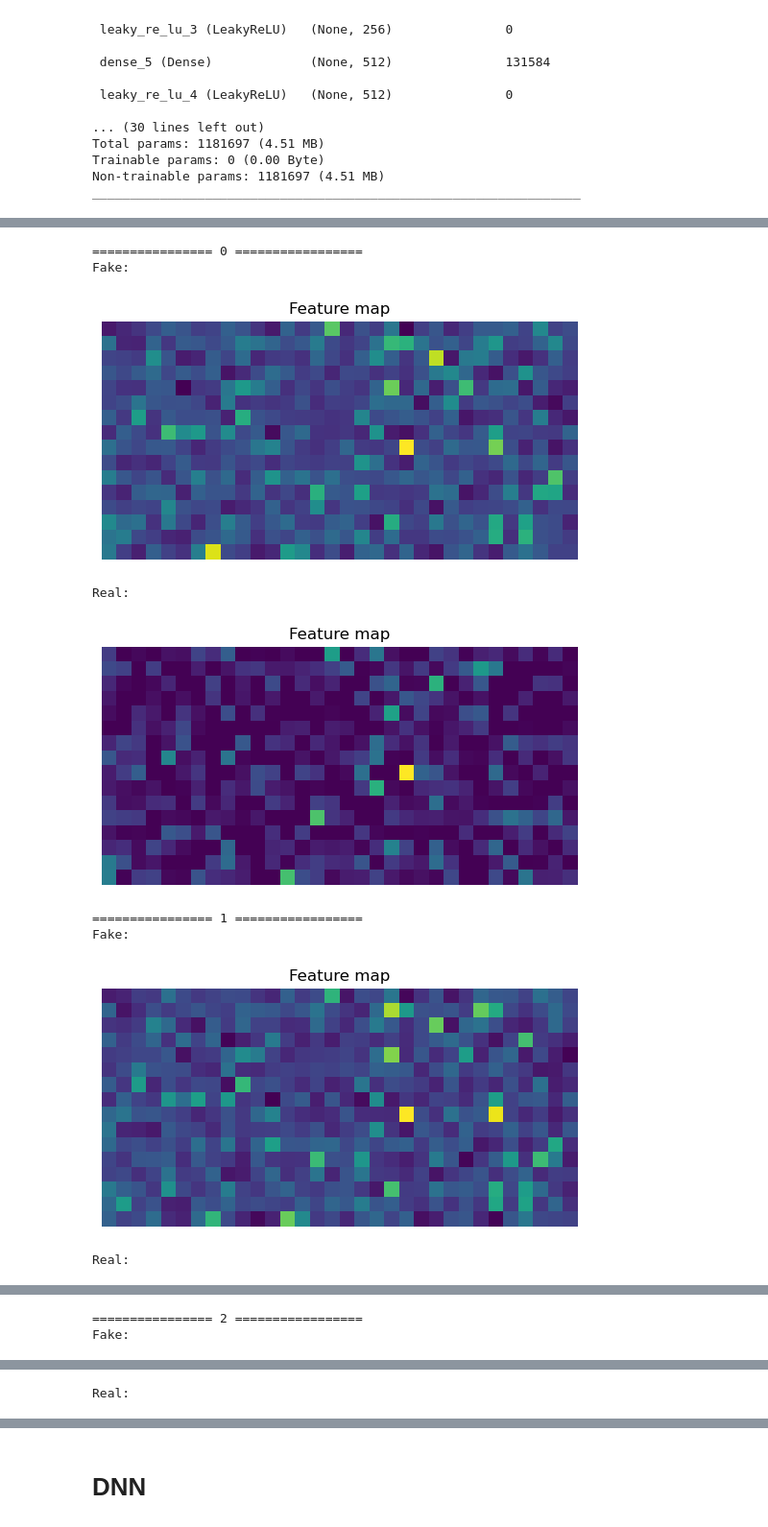
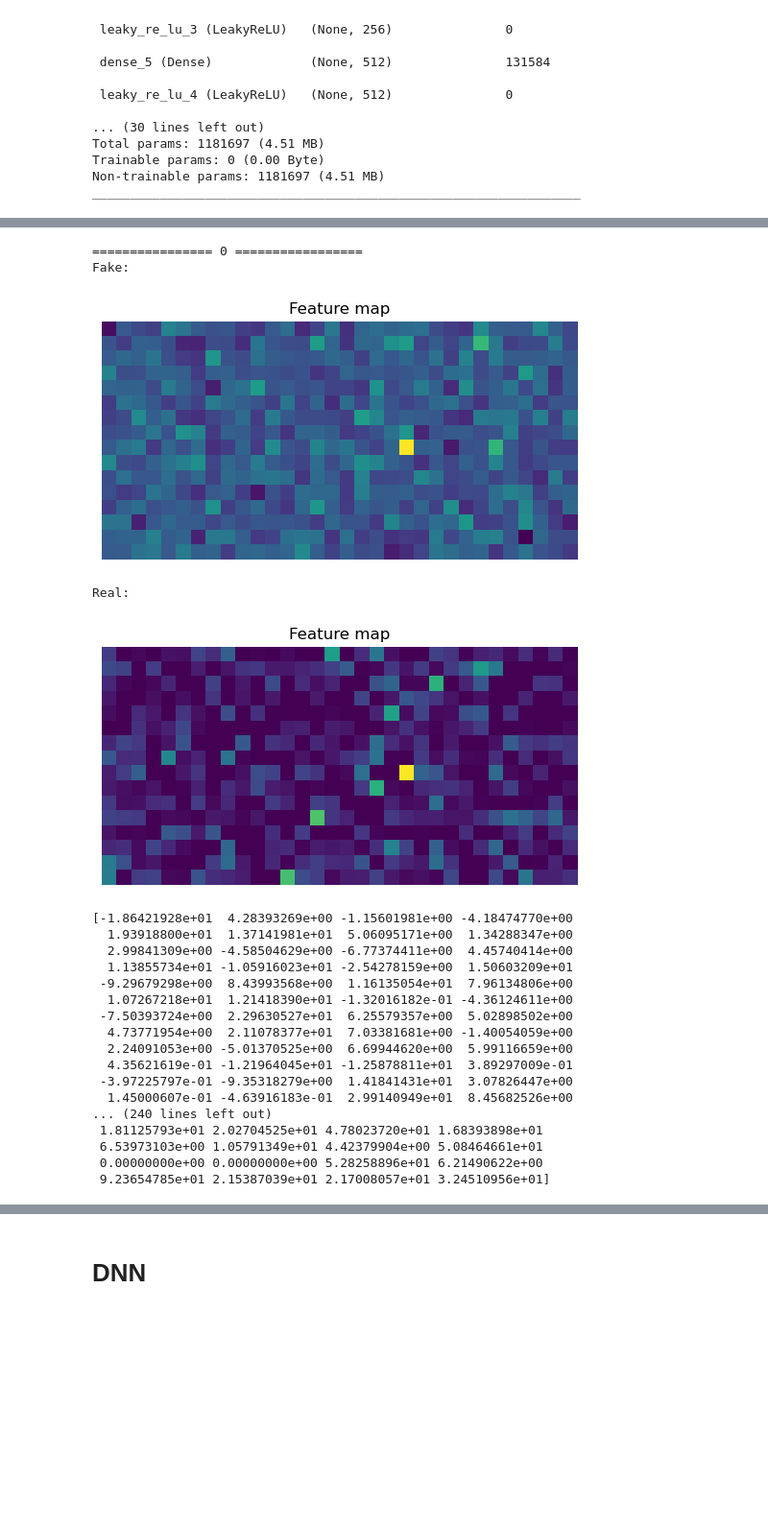
Before and after one commit to UPI05/Phishing_Detection_VisualPhish, a Jupyter notebook: DNN_with_GAN_And_FL_SameDataRatio_without_TFF.ipynb, the cells around one changed output, grey strips where cells are left out. Shown: that part at 96% size. Saved outputs shown, nothing was run; the diff lists cells and outputs as text; code cells hidden in the pictures; blank space fills up the shorter version.

```diff
--- a/DNN_with_GAN_And_FL_SameDataRatio_without_TFF.ipynb
+++ b/DNN_with_GAN_And_FL_SameDataRatio_without_TFF.ipynb
@@ -137,14 +196,14 @@ def train_gan(gan, generator, discriminator, dataset, z_dim, epochs=100):
 
         print(f"Epoch: {epoch + 1}, D Loss: {d_loss[0]}, G Loss: {g_loss}")
 
+
 # Chia dataset thành các batch
 dataset = [phishing_data[i:i + batch_size] for i in range(0, len(phishing_data), batch_size)]
 if len(dataset[-1]) != batch_size:
     dataset.pop()  # Xóa batch cuối nếu kích thước không phù hợp
 
-# Khởi tạo và huấn luyện mô hình GAN
-#train_gan(gan, generator, discriminator, dataset, z_dim, 1000)
 
+"""
 # Tái tạo kiến trúc mô hình
 generator = build_generator(z_dim)
 discriminator = build_discriminator()
@@ -154,8 +213,9 @@ generator.load_weights('generator_weights_gan.h5')
 discriminator.load_weights('discriminator_weights_gan.h5')
 """
 
+
+# Khởi tạo và huấn luyện mô hình GAN
+train_gan(gan, generator, discriminator, dataset, z_dim, 2000)
 generator.save_weights('generator_weights_gan.h5')
 discriminator.save_weights('discriminator_weights_gan.h5')
-
-"""
 # %% [output]
@@ -178,19 +254,34 @@ def showFeature(features):
 # %%
 z = np.random.normal(0, 1, (10, z_dim))
 fake_images = generator.predict(z, verbose=0)
-for i in range(10):
+for i in range(1):
   print("================", i, "=================")
   print("Fake:")
   showFeature(fake_images[i])
   print("Real:")
   showFeature(dataset[0][i])
+  print(fake_images[i])
+  print(dataset[0][i])
 # %% [output]
 ================ 0 =================
 Fake:
-[figure, old version]
+[figure, new version]
 Real:
 [figure]
-================ 1 =================
-Fake:
+[-1.86421928e+01  4.28393269e+00 -1.15601981e+00 -4.18474770e+00
+  1.93918800e+01  1.37141981e+01  5.06095171e+00  1.34288347e+00
+  2.99841309e+00 -4.58504629e+00 -6.77374411e+00  4.45740414e+00
+  1.13855734e+01 -1.05916023e+01 -2.54278159e+00  1.50603209e+01
+ -9.29679298e+00  8.43993568e+00  1.16135054e+01  7.96134806e+00
+  1.07267218e+01  1.21418390e+01 -1.32016182e-01 -4.36124611e+00
+ -7.50393724e+00  2.29630527e+01  6.25579357e+00  5.02898502e+00
+  4.73771954e+00  2.11078377e+01  7.03381681e+00 -1.40054059e+00
+  2.24091053e+00 -5.01370525e+00  6.69944620e+00  5.99116659e+00
+  4.35621619e-01 -1.21964045e+01 -1.25878811e+01  3.89297009e-01
+ -3.97225797e-01 -9.35318279e+00  1.41841431e+01  3.07826447e+00
+  1.45000607e-01 -4.63916183e-01  2.99140949e+01  8.45682526e+00
+... (240 lines left out)
+ 1.81125793e+01 2.02704525e+01 4.78023720e+01 1.68393898e+01
+ 6.53973103e+00 1.05791349e+01 4.42379904e+00 5.08464661e+01
+ 0.00000000e+00 0.00000000e+00 5.28258896e+01 6.21490622e+00
+ 9.23654785e+01 2.15387039e+01 2.17008057e+01 3.24510956e+01]
-[figure, removed]
-Real:
@@ -198,2 +287,0 @@ Real:
-================ 2 =================
-Fake:
@@ -201 +287,0 @@ Fake:
-Real:
```
Also changed, not shown: parts of 25 cells of this notebook, 4 other files.
